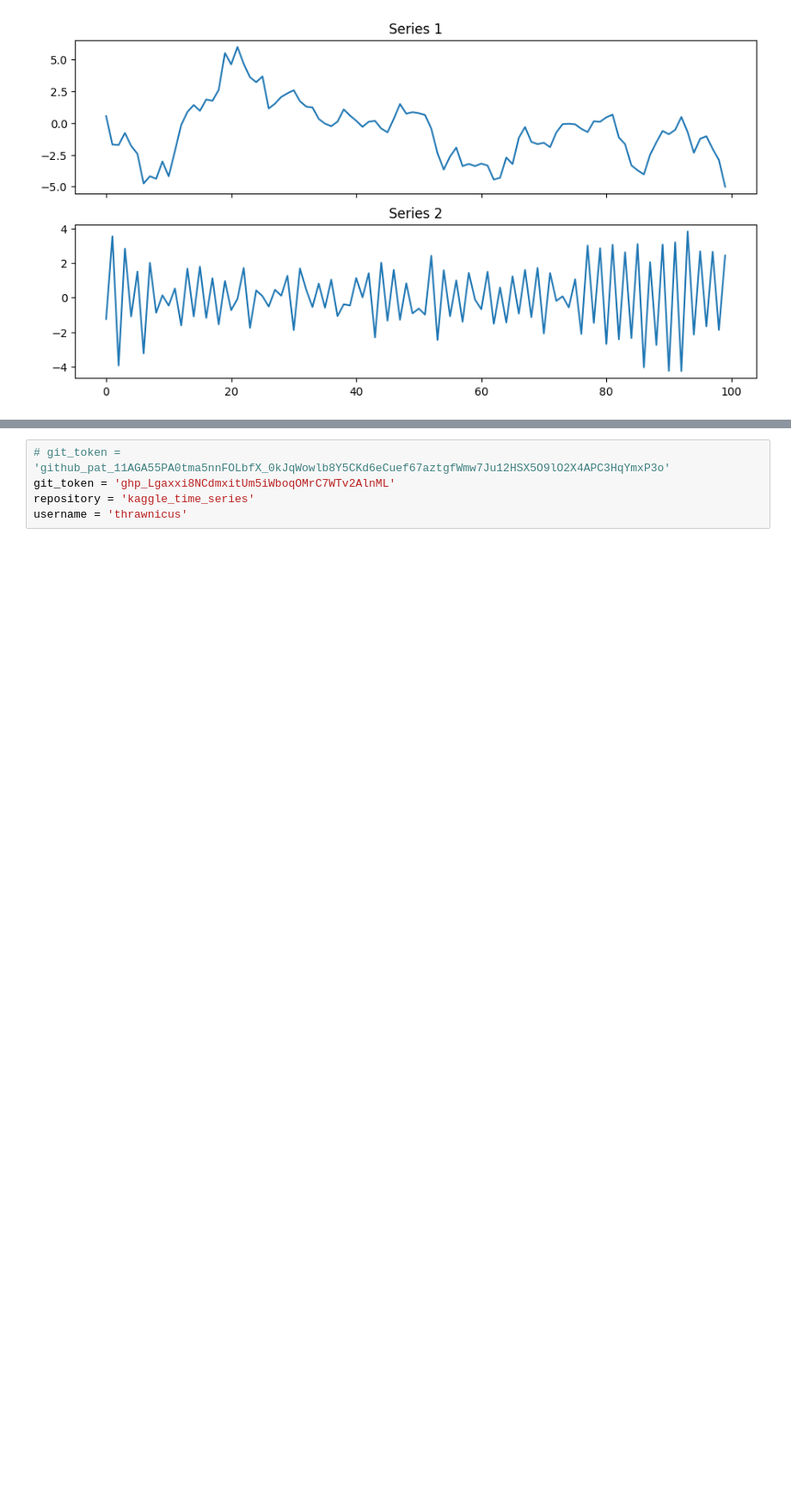
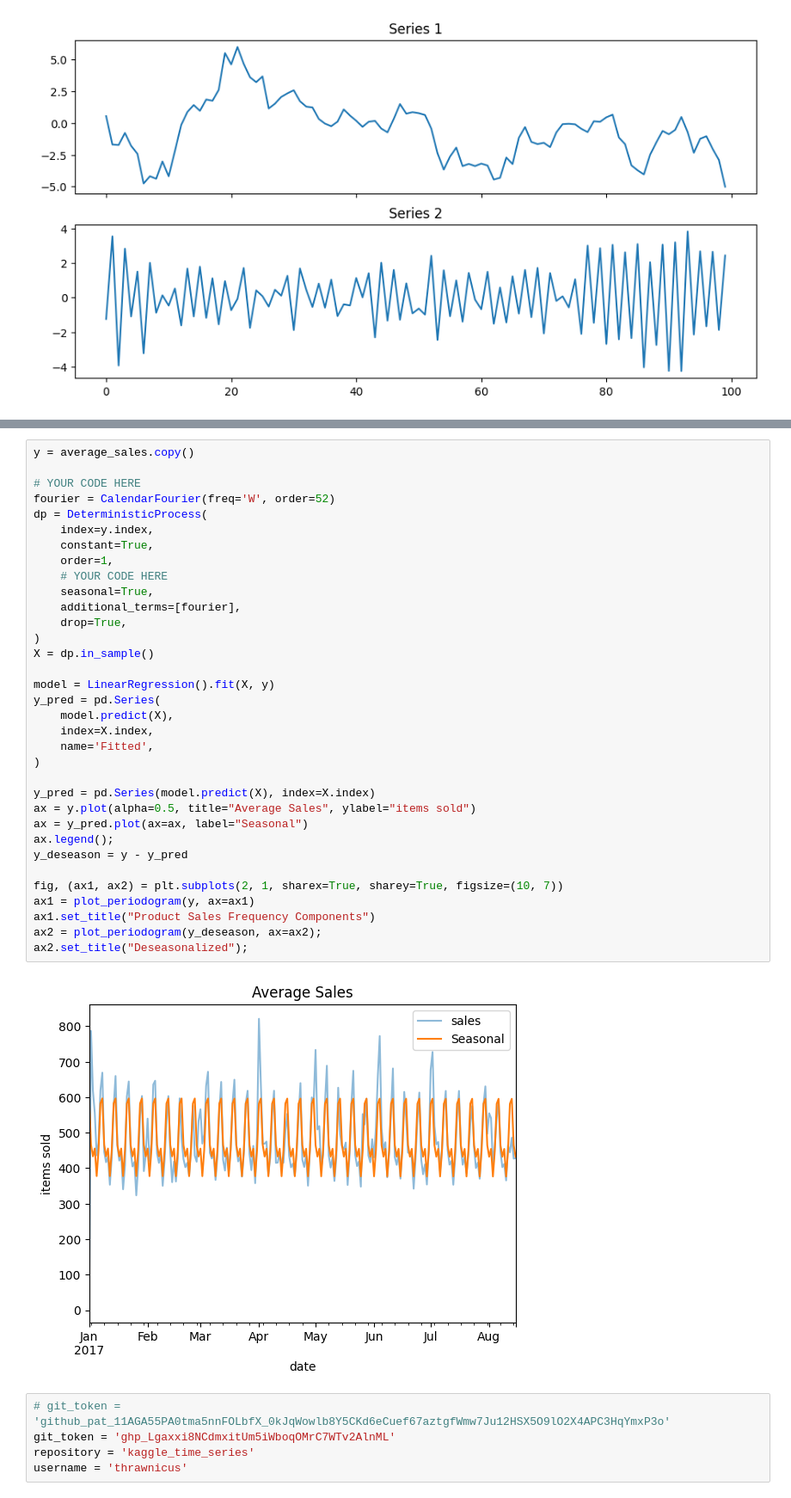
Before and after one commit to thrawnicus/kaggle_time_series, a Jupyter notebook: kaggle_timeseries.ipynb, the cells around one changed output, grey strips where cells are left out. Shown at 86% size. Saved outputs shown, nothing was run; the diff lists cells and outputs as text; blank space fills up the shorter version.

```diff
--- a/kaggle_timeseries.ipynb
+++ b/kaggle_timeseries.ipynb
@@ -62,3 +268,39 @@ ax2.set_title('Series 2');
+# %%
+y = average_sales.copy()
+
+# YOUR CODE HERE
+fourier = CalendarFourier(freq='W', order=52)
+dp = DeterministicProcess(
+    index=y.index,
+    constant=True,
+    order=1,
+    # YOUR CODE HERE
+    seasonal=True,
+    additional_terms=[fourier],
+    drop=True,
+)
+X = dp.in_sample()
+
+model = LinearRegression().fit(X, y)
+y_pred = pd.Series(
+    model.predict(X),
+    index=X.index,
+    name='Fitted',
+)
+
+y_pred = pd.Series(model.predict(X), index=X.index)
+ax = y.plot(alpha=0.5, title="Average Sales", ylabel="items sold")
+ax = y_pred.plot(ax=ax, label="Seasonal")
+ax.legend();
+y_deseason = y - y_pred
+
+fig, (ax1, ax2) = plt.subplots(2, 1, sharex=True, sharey=True, figsize=(10, 7))
+ax1 = plot_periodogram(y, ax=ax1)
+ax1.set_title("Product Sales Frequency Components")
+ax2 = plot_periodogram(y_deseason, ax=ax2);
+ax2.set_title("Deseasonalized");
+# %% [output]
+[figure, added]
 # %%
 # git_token = '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'
 git_token = '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'
```
Also changed, not shown: parts of 13 cells of this notebook.
